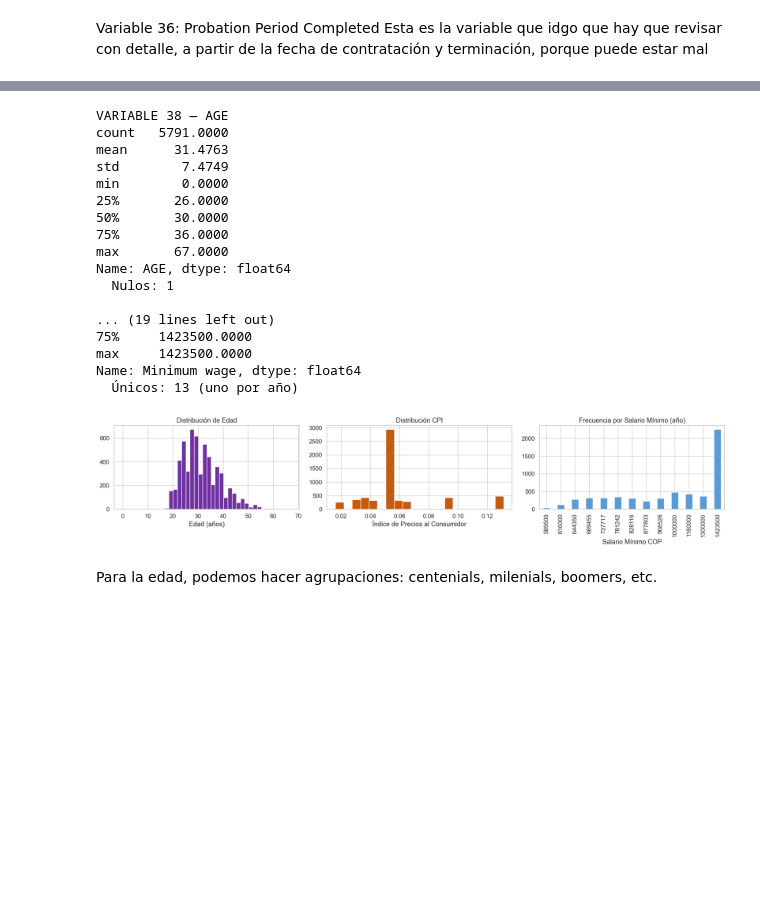
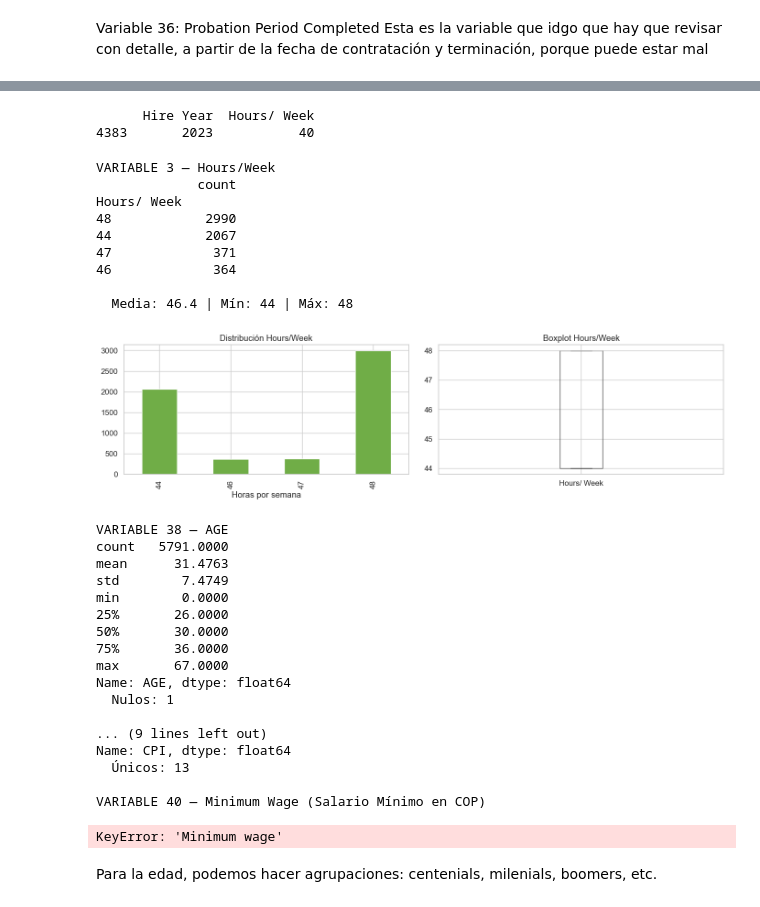
Before and after one commit to karenduque0411/tesis_maestria, a Jupyter notebook: notebooks/00-eda.ipynb, the cells around one changed output, grey strips where cells are left out. Saved outputs shown, nothing was run; the diff lists cells and outputs as text; code cells hidden in the pictures; blank space fills up the shorter version.

Commit message:
Limpieza de la variable Hours/Week

```diff
--- a/notebooks/00-eda.ipynb
+++ b/notebooks/00-eda.ipynb
@@ -895,0 +897,13 @@ Name: Position vs Estimated Median, dtype: float64
+# %%
+def max_horas_por_año(year):
+    if year <= 2022: return 48
+    elif year == 2023: return 47
+    elif year == 2024: return 46
+    else: return 44  # 2025 en adelante
+
+# Aplicar solo a los atípicos (48h en años donde ya no aplica)
+df.loc[mask_atipicos, 'Hours/ Week'] = df.loc[mask_atipicos, 'Hire Year'].apply(max_horas_por_año)
+
+# Verificar
+print("Distribución final corregida:")
+print(df['Hours/ Week'].value_counts().sort_index())
@@ -896,3 +919,37 @@ Name: Position vs Estimated Median, dtype: float64
+# %%
+# Para el valor de 40 horas que es solo 1, se realiza imputación de acuerdo con el máximo legal de su año
+mask_40 = df['Hours/ Week'] == 40
+print(df.loc[mask_40, ['Hire Year', 'Hours/ Week']])  # Ver de qué año es
+
+df.loc[mask_40, 'Hours/ Week'] = df.loc[mask_40, 'Hire Year'].apply(max_horas_por_año)
+# %% [output]
+      Hire Year  Hours/ Week
+4383       2023           40
+# %%
+print('VARIABLE 3 — Hours/Week')
+print(df['Hours/ Week'].value_counts().to_frame('count'))
+print()
+print(f'  Media: {df["Hours/ Week"].mean():.1f} | Mín: {df["Hours/ Week"].min()} | Máx: {df["Hours/ Week"].max()}')
+
+fig, axes = plt.subplots(1, 2, figsize=(14, 4))
+df['Hours/ Week'].value_counts().sort_index().plot(kind='bar', ax=axes[0], color='#70ad47')
+axes[0].set_title('Distribución Hours/Week')
+axes[0].set_xlabel('Horas por semana')
+df.boxplot(column='Hours/ Week', ax=axes[1])
+axes[1].set_title('Boxplot Hours/Week')
+plt.tight_layout()
+plt.show()
+# %% [output]
+VARIABLE 3 — Hours/Week
+             count
+Hours/ Week
+48            2990
+44            2067
+47             371
+46             364
+
+  Media: 46.4 | Mín: 44 | Máx: 48
+[figure, added]
 # %%
 # ── Variables 38-40: AGE, CPI y Minimum Wage ──────────────────────────────
 print('VARIABLE 38 — AGE')
@@ -936,12 +993,12 @@ max       67.0000
 Name: AGE, dtype: float64
   Nulos: 1
 
-... (19 lines left out)
-75%     1423500.0000
-max     1423500.0000
-Name: Minimum wage, dtype: float64
-  Únicos: 13 (uno por año)
+... (9 lines left out)
+Name: CPI, dtype: float64
+  Únicos: 13
+
+VARIABLE 40 — Minimum Wage (Salario Mínimo en COP)
-[figure, removed]
+KeyError: 'Minimum wage'
 # %% [markdown]
 Para la edad, podemos hacer agrupaciones: centenials, milenials, boomers, etc.
 # %% [markdown]
```
Also changed, not shown: parts of 10 cells of this notebook.
